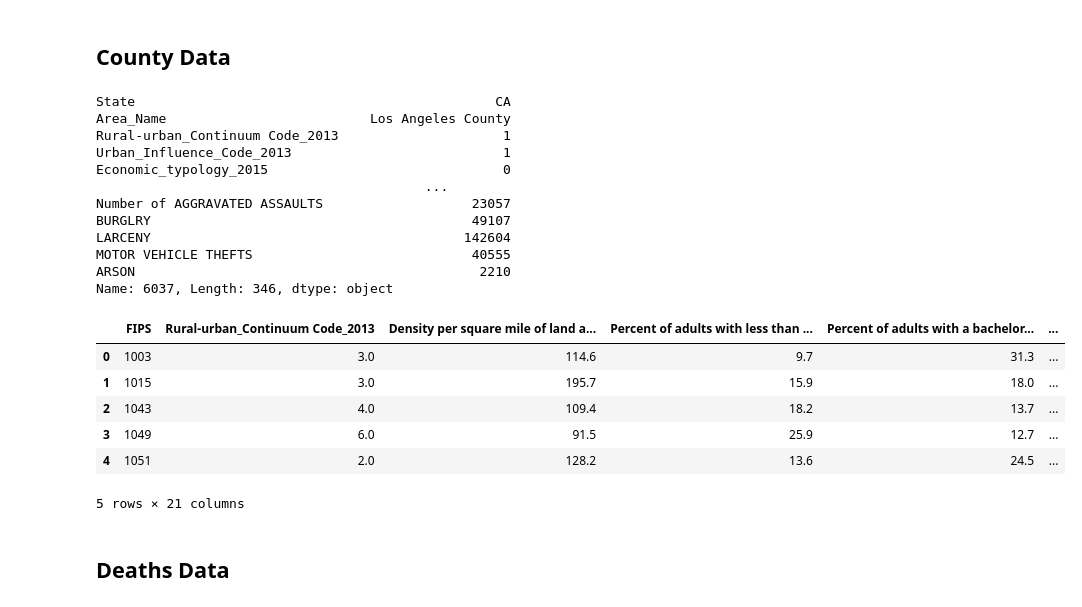
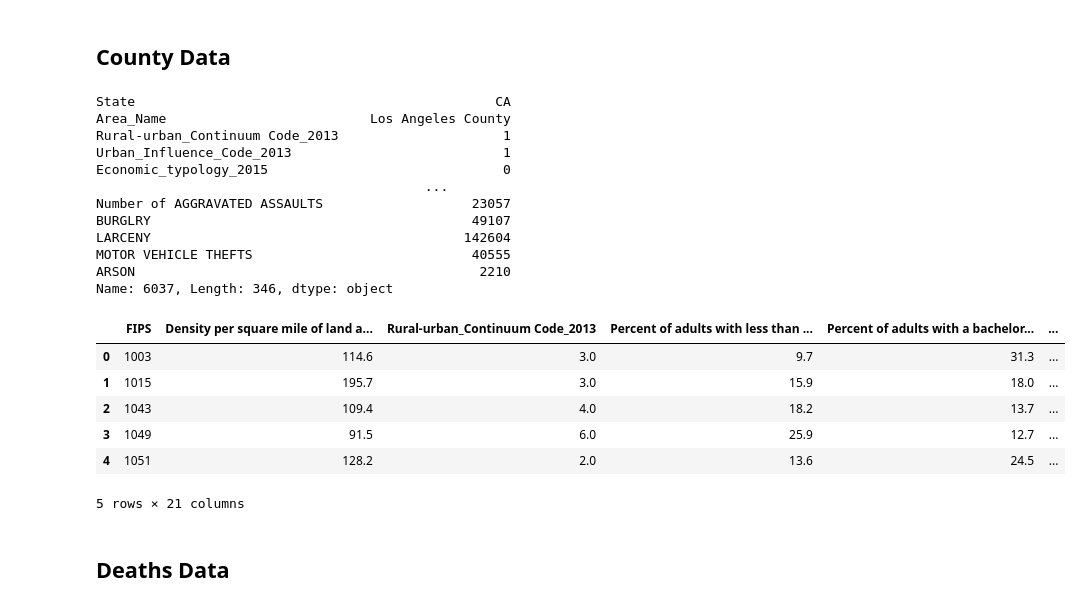
Before and after one commit to jhu-covid-optimization/covid-drivers, a Jupyter notebook: notebooks/bm-01-AC-PCA_data_processing.ipynb, the cells around one changed output. Cells and saved outputs as stored; diff of their text form; code cells hidden in the pictures.

```diff
--- a/notebooks/bm-01-AC-PCA_data_processing.ipynb
+++ b/notebooks/bm-01-AC-PCA_data_processing.ipynb
@@ -49,40 +49,40 @@ counties = counties.dropna(how='any')
 # counties['FIPS'] = counties['FIPS'] .astype('int')
 counties = counties.set_index('FIPS')
 # print(counties.where(counties['FIPS'] == 36061))
 print(counties.loc[6037,], '\n')
 # counties = counties.filter(['FIPS', 'Rural-urban_Continuum Code_2013', 'Density per square mile of land area - Population'])
-counties = counties.filter(['FIPS', 'Rural-urban_Continuum Code_2013', 'Density per square mile of land area - Population', \
+counties = counties.filter(['FIPS',  'Density per square mile of land area - Population', 'Rural-urban_Continuum Code_2013', \
                             'Percent of adults with less than a high school diploma 2014-18',\
                             "Percent of adults with a bachelor's degree or higher 2014-18", 'Unemployment_rate_2018', \
                             'Med_HH_Income_Percent_of_State_Total_2018', 'Mar Temp AVG / F', 'Apr Temp AVG / F', 'May Temp AVG / F', \
                             'Jun Temp AVG / F', 'Total_age65plus',  'Total households!!Average household size',\
                             'SCHOOL ENROLLMENT!!Population 3 years and over enrolled in school!!Nursery school preschool',\
                             'SCHOOL ENROLLMENT!!Population 3 years and over enrolled in school!!Kindergarten',\
                             'SCHOOL ENROLLMENT!!Population 3 years and over enrolled in school!!Elementary school (grades 1-8)',\
                             'SCHOOL ENROLLMENT!!Population 3 years and over enrolled in school!!High school (grades 9-12)',\
                             'SCHOOL ENROLLMENT!!Population 3 years and over enrolled in school!!College or graduate school', 'POP_ESTIMATE_2018'])
 counties = counties.dropna()
 counties = counties.merge(hosp_data, left_on='FIPS', right_on='FIPS')
 counties.head()
 # %% [output]
 State                                              CA
 Area_Name                          Los Angeles County
 Rural-urban_Continuum Code_2013                     1
 Urban_Influence_Code_2013                           1
 Economic_typology_2015                              0
                                           ...
 Number of AGGRAVATED ASSAULTS                   23057
 BURGLRY                                         49107
 LARCENY                                        142604
 MOTOR VEHICLE THEFTS                            40555
 ARSON                                            2210
 Name: 6037, Length: 346, dtype: object
-|  | FIPS | Rural-urban_Continuum Code_2013 | Density per square mile of land a... | Percent of adults with less than ... | Percent of adults with a bachelor... | ... |
-| 0 | 1003 | 3.0 | 114.6 | 9.7 | 31.3 | ... |
-| 1 | 1015 | 3.0 | 195.7 | 15.9 | 18.0 | ... |
-| 2 | 1043 | 4.0 | 109.4 | 18.2 | 13.7 | ... |
-| 3 | 1049 | 6.0 | 91.5 | 25.9 | 12.7 | ... |
-| 4 | 1051 | 2.0 | 128.2 | 13.6 | 24.5 | ... |
+|  | FIPS | Density per square mile of land a... | Rural-urban_Continuum Code_2013 | Percent of adults with less than ... | Percent of adults with a bachelor... | ... |
+| 0 | 1003 | 114.6 | 3.0 | 9.7 | 31.3 | ... |
+| 1 | 1015 | 195.7 | 3.0 | 15.9 | 18.0 | ... |
+| 2 | 1043 | 109.4 | 4.0 | 18.2 | 13.7 | ... |
+| 3 | 1049 | 91.5 | 6.0 | 25.9 | 12.7 | ... |
+| 4 | 1051 | 128.2 | 2.0 | 13.6 | 24.5 | ... |
 5 rows × 21 columns
 # %% [markdown]
 ## Deaths Data
```
Also changed, not shown: parts of 15 cells of this notebook, 2 other files.
